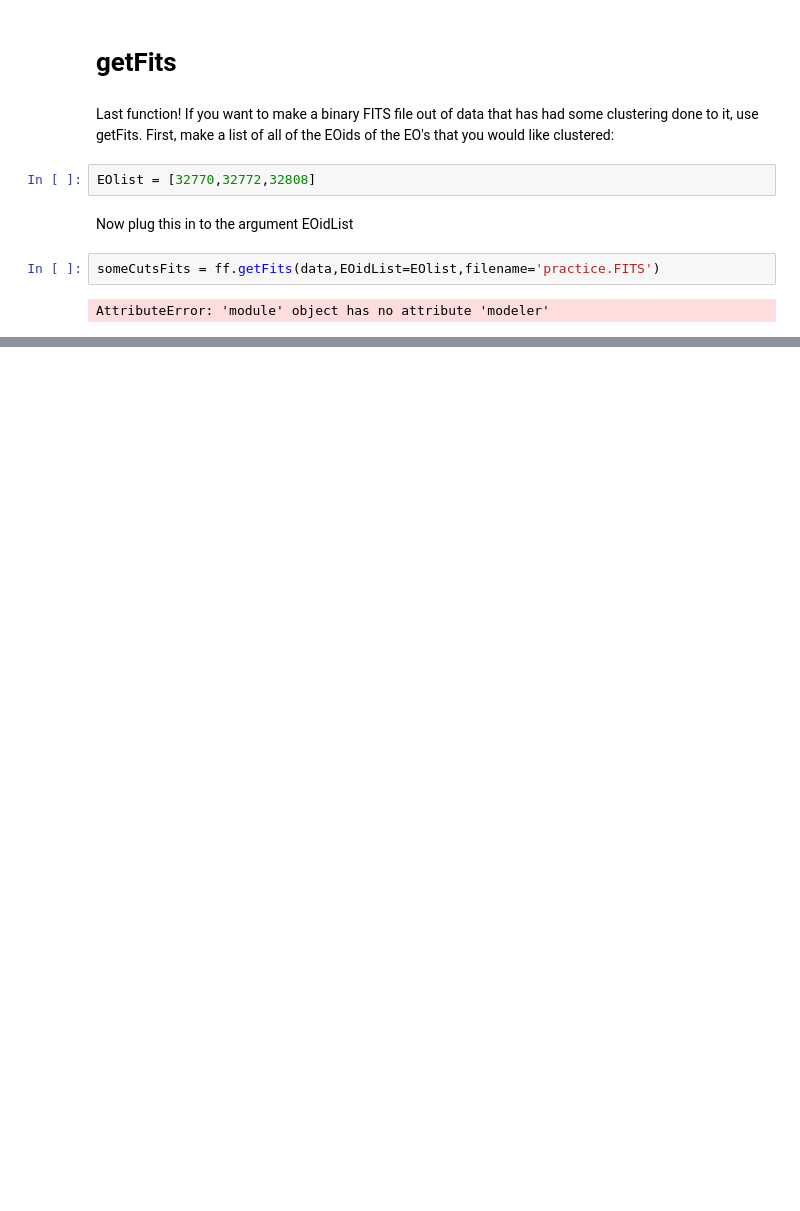
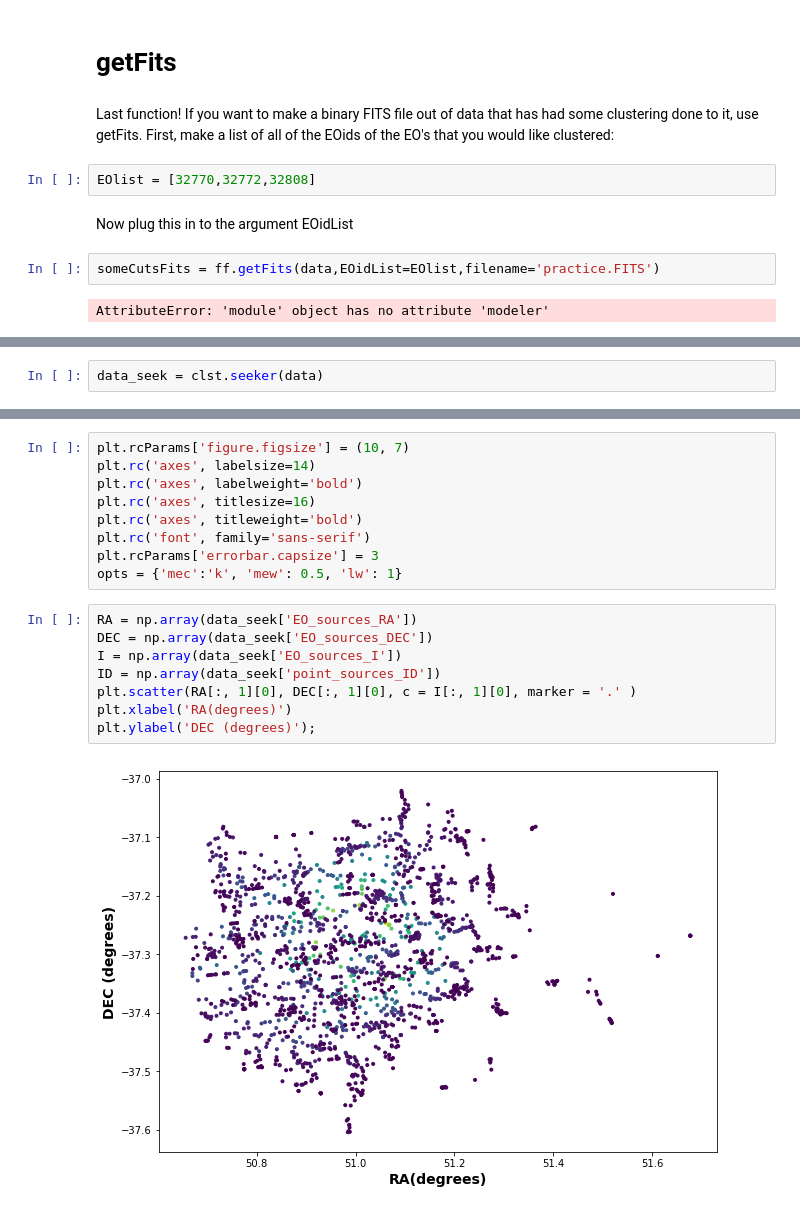
Before and after one commit to kelceydavis33/uwashchamp2019, a Jupyter notebook: fits_function_check.ipynb, the cells around one changed output, grey strips where cells are left out. Drawn from its saved outputs; the diff is of its cells as text; blank space fills up the shorter version.

```diff
--- a/fits_function_check.ipynb
+++ b/fits_function_check.ipynb
@@ -124,0 +155,2 @@ AttributeError: 'module' object has no attribute 'modeler'
+# %%
+data_seek = clst.seeker(data)
@@ -124,0 +207,19 @@ AttributeError: 'module' object has no attribute 'modeler'
+# %%
+plt.rcParams['figure.figsize'] = (10, 7)
+plt.rc('axes', labelsize=14)
+plt.rc('axes', labelweight='bold')
+plt.rc('axes', titlesize=16)
+plt.rc('axes', titleweight='bold')
+plt.rc('font', family='sans-serif')
+plt.rcParams['errorbar.capsize'] = 3
+opts = {'mec':'k', 'mew': 0.5, 'lw': 1}
+# %%
+RA = np.array(data_seek['EO_sources_RA'])
+DEC = np.array(data_seek['EO_sources_DEC'])
+I = np.array(data_seek['EO_sources_I'])
+ID = np.array(data_seek['point_sources_ID'])
+plt.scatter(RA[:, 1][0], DEC[:, 1][0], c = I[:, 1][0], marker = '.' )
+plt.xlabel('RA(degrees)')
+plt.ylabel('DEC (degrees)');
+# %% [output]
+[figure, added]
```
Also changed, not shown: parts of 19 cells of this notebook.
